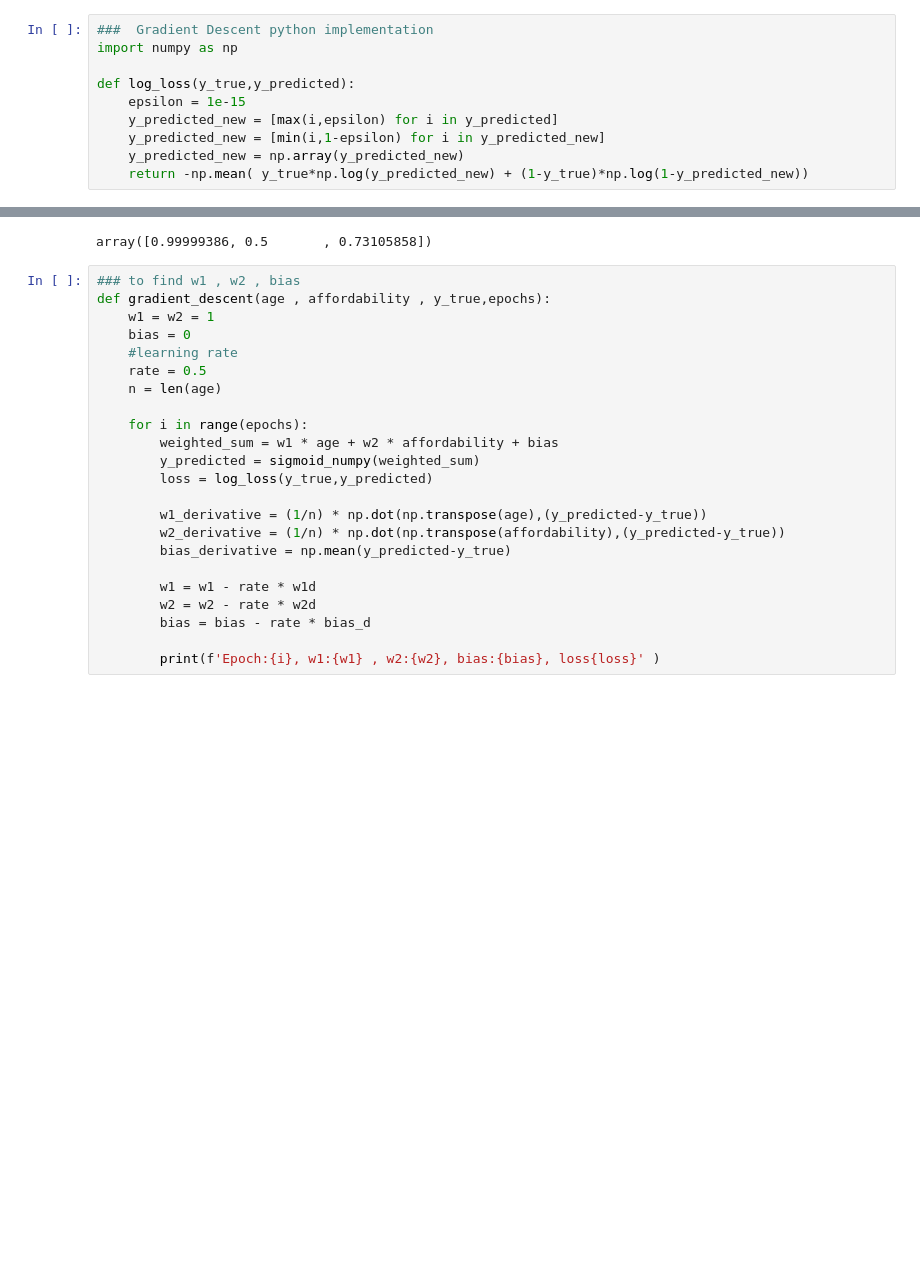
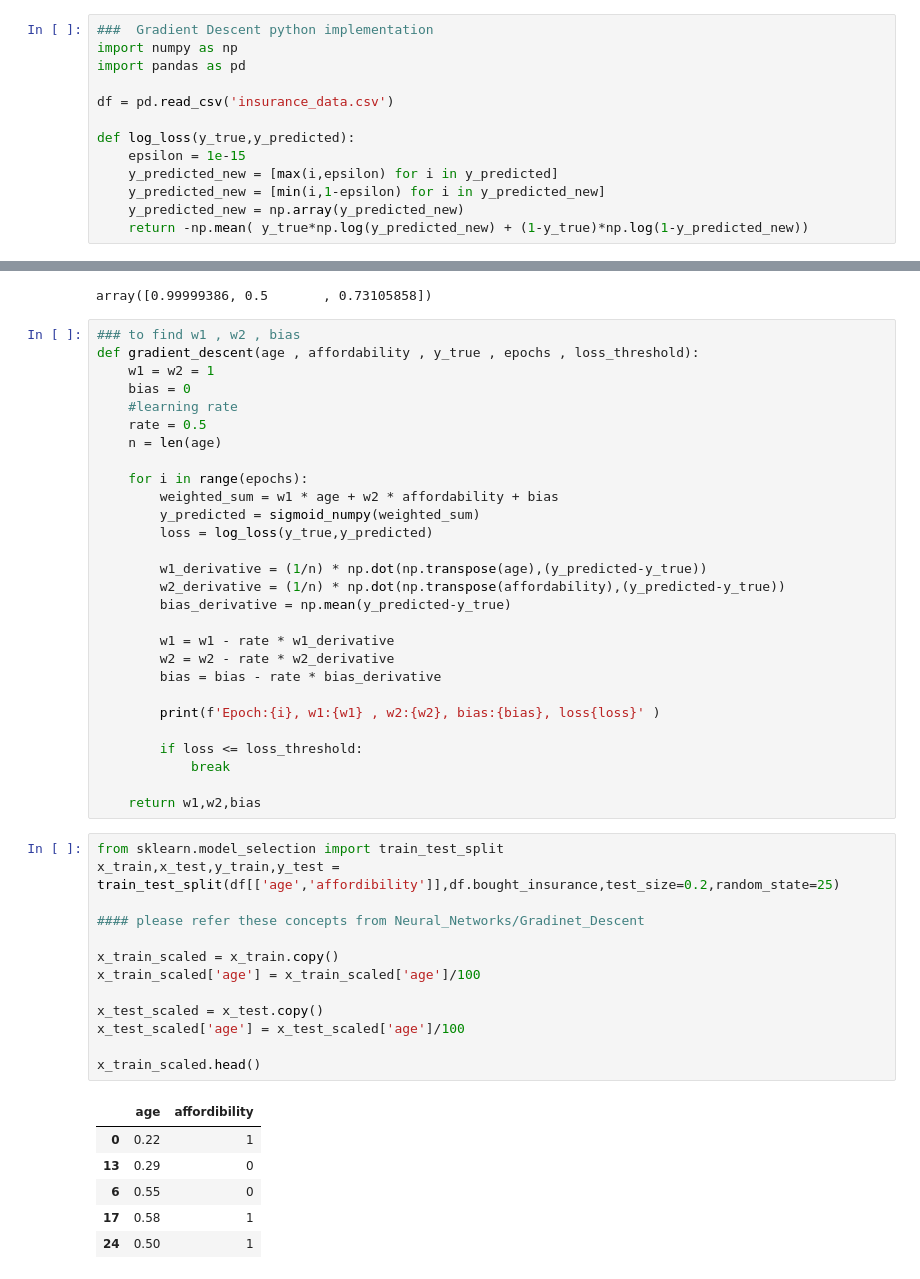
Before and after one commit to Geethan-K/ML-Projects, a Jupyter notebook: RE_area_prediction.ipynb, the cells around one changed output, grey strips where cells are left out. Saved outputs shown, nothing was run; the diff lists cells and outputs as text; blank space fills up the shorter version.

```diff
--- a/RE_area_prediction.ipynb
+++ b/RE_area_prediction.ipynb
@@ -1,6 +1,9 @@
 # %%
 ###  Gradient Descent python implementation
 import numpy as np
+import pandas as pd
+
+df = pd.read_csv('insurance_data.csv')
 
 def log_loss(y_true,y_predicted):
     epsilon = 1e-15
@@ -17,7 +20,7 @@ sigmoid_numpy(np.array([12,0,1]))
 array([0.99999386, 0.5       , 0.73105858])
 # %%
 ### to find w1 , w2 , bias
-def gradient_descent(age , affordability , y_true,epochs):
+def gradient_descent(age , affordability , y_true , epochs , loss_threshold):
     w1 = w2 = 1
     bias = 0
     #learning rate
@@ -33,8 +36,33 @@ def gradient_descent(age , affordability , y_true,epochs):
         w2_derivative = (1/n) * np.dot(np.transpose(affordability),(y_predicted-y_true))
         bias_derivative = np.mean(y_predicted-y_true)
 
-        w1 = w1 - rate * w1d
-        w2 = w2 - rate * w2d
-        bias = bias - rate * bias_d
+        w1 = w1 - rate * w1_derivative
+        w2 = w2 - rate * w2_derivative
+        bias = bias - rate * bias_derivative
 
         print(f'Epoch:{i}, w1:{w1} , w2:{w2}, bias:{bias}, loss{loss}' )
+
+        if loss <= loss_threshold:
+            break
+
+    return w1,w2,bias
+# %%
+from sklearn.model_selection import train_test_split
+x_train,x_test,y_train,y_test = train_test_split(df[['age','affordibility']],df.bought_insurance,test_size=0.2,random_state=25)
+
+#### please refer these concepts from Neural_Networks/Gradinet_Descent
+
+x_train_scaled = x_train.copy()
+x_train_scaled['age'] = x_train_scaled['age']/100
+
+x_test_scaled = x_test.copy()
+x_test_scaled['age'] = x_test_scaled['age']/100
+
+x_train_scaled.head()
+# %% [output]
+|  | age | affordibility |
+| 0 | 0.22 | 1 |
+| 13 | 0.29 | 0 |
+| 6 | 0.55 | 0 |
+| 17 | 0.58 | 1 |
+| 24 | 0.50 | 1 |
```
Also changed, not shown: parts of 2 cells of this notebook, 1 other file.
